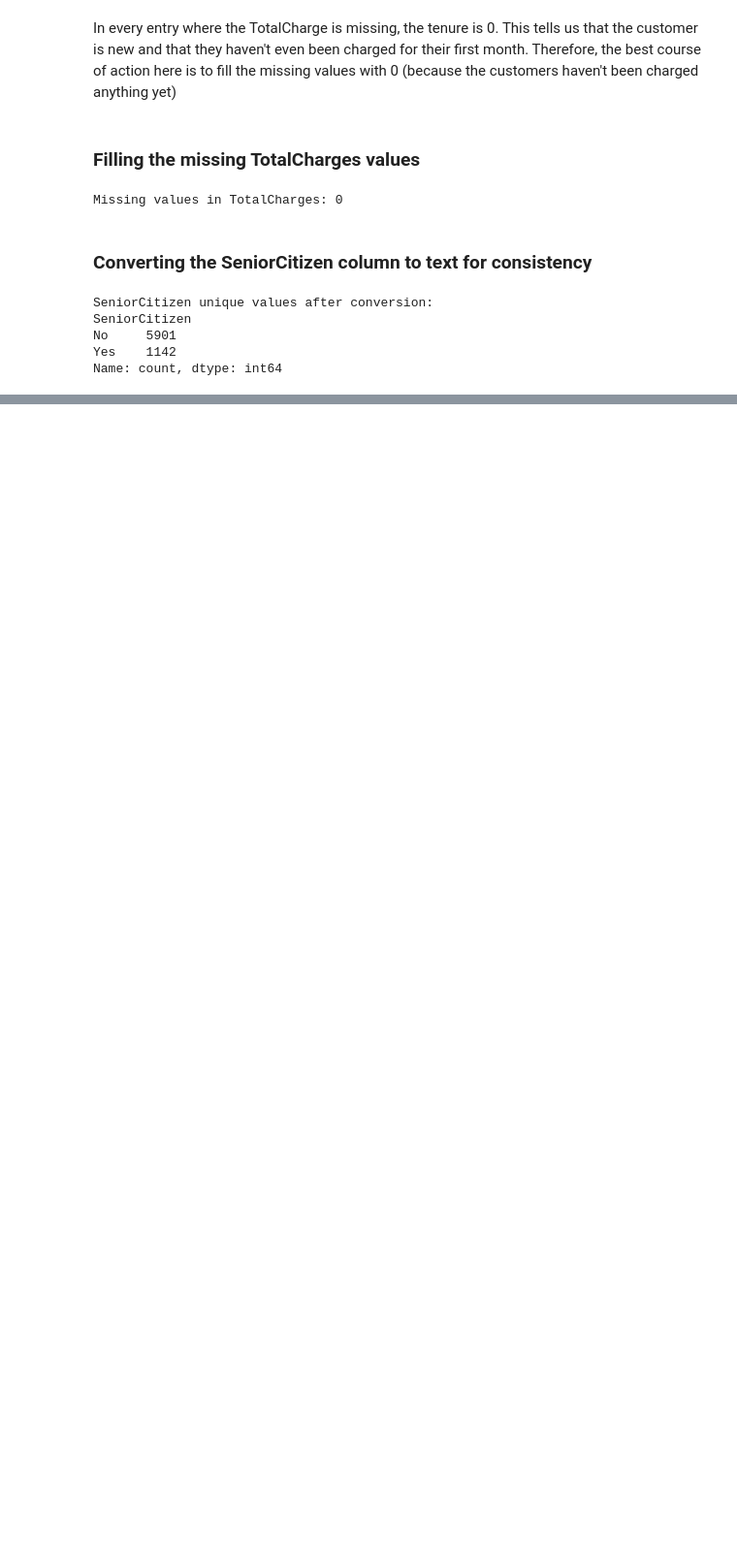
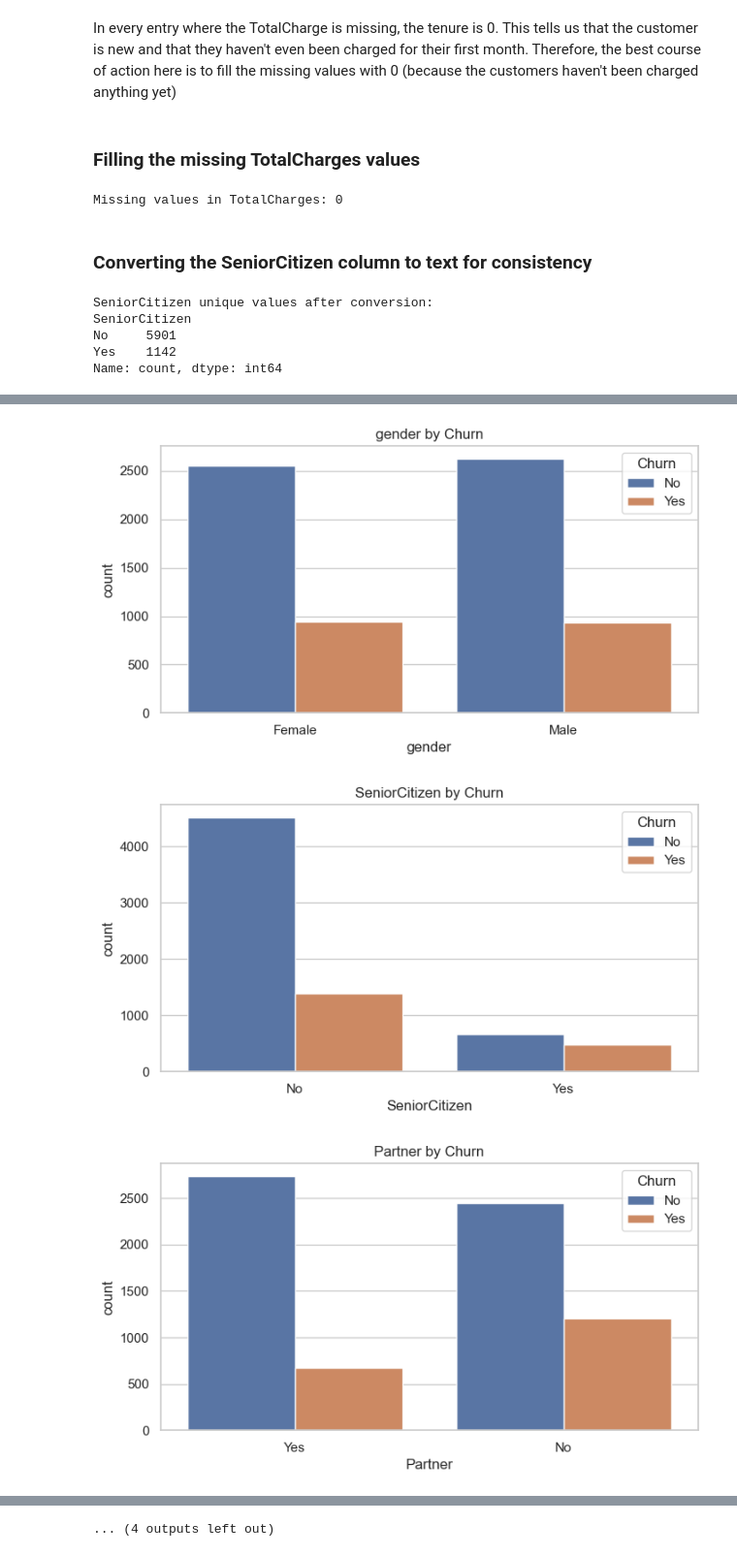
Before and after one commit to Armando-Gabor/Machine_Learning_and_Data_Science, a Jupyter notebook: telco-customer-churn-prediction/notebooks/01_eda_and_preprocessing.ipynb, the cells around one changed output, grey strips where cells are left out. Shown at 97% size. Saved outputs shown, nothing was run; the diff lists cells and outputs as text; code cells hidden in the pictures; blank space fills up the shorter version.

```diff
--- a/telco-customer-churn-prediction/notebooks/01_eda_and_preprocessing.ipynb
+++ b/telco-customer-churn-prediction/notebooks/01_eda_and_preprocessing.ipynb
@@ -153,0 +181,17 @@ Insights:
+# %%
+# Identify categorical columns
+categorical_cols = ['gender', 'SeniorCitizen', 'Partner', 'Dependents', 'PhoneService',
+                   'MultipleLines', 'InternetService', 'OnlineSecurity', 'OnlineBackup',
+                   'DeviceProtection', 'TechSupport', 'StreamingTV', 'StreamingMovies',
+                   'Contract', 'PaperlessBilling', 'PaymentMethod']
+
+# Churn vs Categoricals
+for col in categorical_cols:
+    plt.figure(figsize=(8, 4))
+    sns.countplot(data=df, x=col, hue='Churn')
+    plt.title(f'{col} by Churn')
+    plt.show()
+# %% [output]
+[figure, added]
+[figure, added]
+[figure, added]
@@ -153,0 +207 @@ Insights:
+... (4 outputs left out)
```
Also changed, not shown: parts of 22 cells of this notebook, 8 other files.
